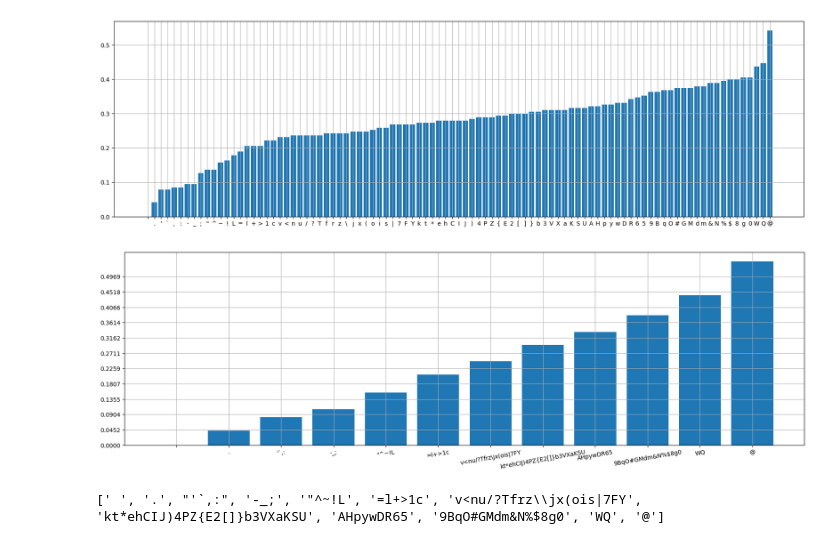
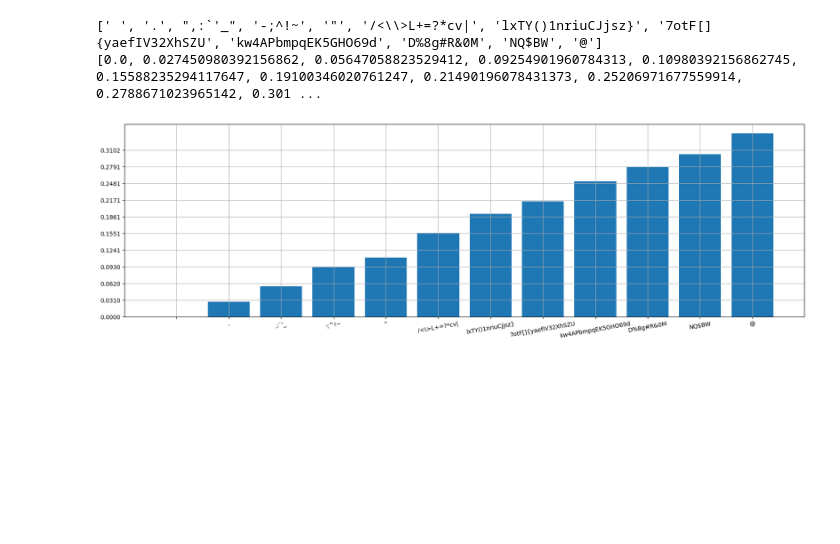
Before and after one commit to wojciechsadlik/python-char-art, a Jupyter notebook: ascii_brightness_test.ipynb, the cells around one changed output. Saved outputs shown, nothing was run; the diff lists cells and outputs as text; code cells hidden in the pictures; blank space fills up the shorter version.

Commit message:
monospaced palette creation and handling redone

```diff
--- a/ascii_brightness_test.ipynb
+++ b/ascii_brightness_test.ipynb
@@ -22,9 +6,0 @@ img
-# %%
-img_ls = glob.glob(IMGS_DIR + "*.bmp")
-for i in range(0, len(img_ls)):
-    img = Image.open(img_ls[i])
-    img = np.array(img)
-    char = chr(int(re.findall(r'\d+', img_ls[i])[0]))
-    img_ls[i] = (char, (img > 0).sum() / img.size)
-
-img_ls
@@ -94,0 +7,12 @@ import matplotlib.pyplot as plt
+# %%
+FONT = ImageFont.truetype("fonts/CascadiaMono.ttf", 16)
+WINDOW_SIZE = (1,1)
+# %%
+asciis = get_asciis()
+brightness_map = generate_brightness_map(asciis, FONT, WINDOW_SIZE)
+brightness = [b[0][0] for b in brightness_map.values()]
+brightness = list(zip(asciis, brightness))
+brightness = sorted(brightness, key=lambda a: a[1])
+plt.figure(figsize=(21, 6))
+plt.bar([a[0] for a in brightness], [a[1] for a in brightness])
+plt.grid()
@@ -95,36 +21,28 @@ import matplotlib.pyplot as plt
+# %%
+bins = 12
+char_bins = [[] for _ in range(bins)]
+bin_br = [[] for _ in range(bins)]
+br_max = brightness[-1][1]
+br_step = br_max / (bins-1)
+for char, char_br in brightness:
+    bin_index = int(round(char_br / br_step))
+    char_bins[bin_index].append(char)
+    bin_br[bin_index].append(char_br)
+
+char_bins = list(filter(lambda b: len(b) > 0, char_bins))
+bin_br = list(filter(lambda b: len(b) > 0, bin_br))
+bin_br = list(map(mean, bin_br))
+
+print([''.join(l) for l in char_bins])
+print(bin_br)
+# %% [output]
+[' ', '.', ",:`'_", '-;^!~', '"', '/<\\>L+=?*cv|', 'lxTY()1nriuCJjsz}', '7otF[]{yaefIV32XhSZU', 'kw4APbmpqEK5GHO69d', 'D%8g#R&0M', 'NQ$BW', '@']
+[0.0, 0.027450980392156862, 0.05647058823529412, 0.09254901960784313, 0.10980392156862745, 0.15588235294117647, 0.19100346020761247, 0.21490196078431373, 0.25206971677559914, 0.2788671023965142, 0.301 ...
 # %%
 plt.figure(figsize=(21, 6))
-plt.bar(list(brightness_str), fills)
+plt.yticks(np.arange(0, br_max, br_step))
+plt.xticks(rotation=10)
+plt.bar([''.join(l) for l in char_bins], bin_br)
 plt.grid()
 # %% [output]
-[figure, old version]
+[figure, new version]
-# %%
-palette = [""]
-palette_fills = []
-
-f = 0
-f_step = img_ls[-1][1] / 12
-avg = 0
-for a in img_ls:
-    if a[1] > f:
-        palette_fills.append(avg/len(palette[-1]))
-        palette.append("")
-        avg = 0
-        f += f_step
-
-    palette[-1] += a[0]
-    avg += a[1]
-
-palette_fills.append(avg/len(palette[-1]))
-
-plt.figure(figsize=(21, 6))
-plt.yticks(np.arange(0, img_ls[-1][1], f_step))
-plt.xticks(rotation=10)
-plt.bar(palette, palette_fills)
-plt.grid()
-# %% [output]
-[figure, removed]
-# %%
-print(palette)
-# %% [output]
-[' ', '.', "'`,:", '-_;', '"^~!L', '=l+>1c', 'v<nu/?Tfrz\\jx(ois|7FY', 'kt*ehCIJ)4PZ{E2[]}b3VXaKSU', 'AHpywDR65', '9BqO#GMdm&N%$8g0', 'WQ', '@']
```
Also changed, not shown: parts of 17 cells of this notebook, 10 other files.
